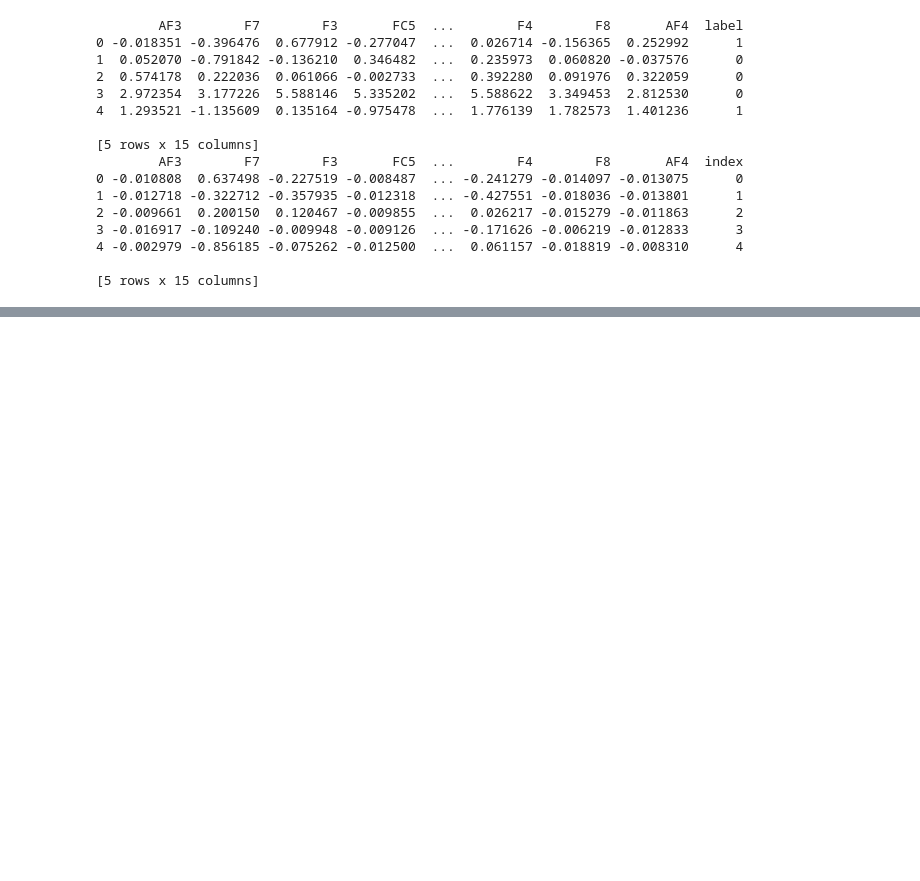
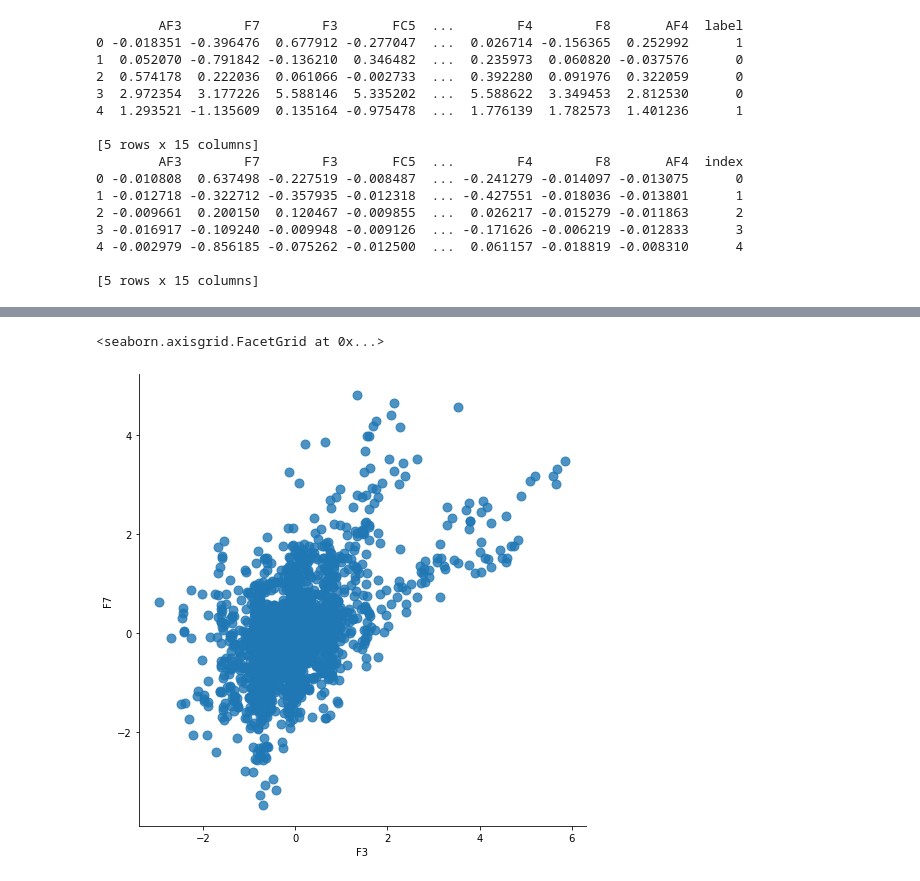
Before and after one commit to JanaDeCoster/Machine_Learning_course_UGent_D012554_kaggle, a Jupyter notebook: Kaggle_eye_blinking_prediciton.ipynb, the cells around one changed output, grey strips where cells are left out. Cells and saved outputs as stored; diff of their text form; code cells hidden in the pictures; blank space fills up the shorter version.

```diff
--- a/Kaggle_eye_blinking_prediciton.ipynb
+++ b/Kaggle_eye_blinking_prediciton.ipynb
@@ -171,0 +177,5 @@ We can now try to make a model
+# %%
+sns.lmplot(x="F3", y="F7", data=trainset_stand, fit_reg=False, height=7, scatter_kws={"s": 80})
+# %% [output]
+<seaborn.axisgrid.FacetGrid at 0x...>
+[figure, added]
```
Also changed, not shown: parts of 6 cells of this notebook.
